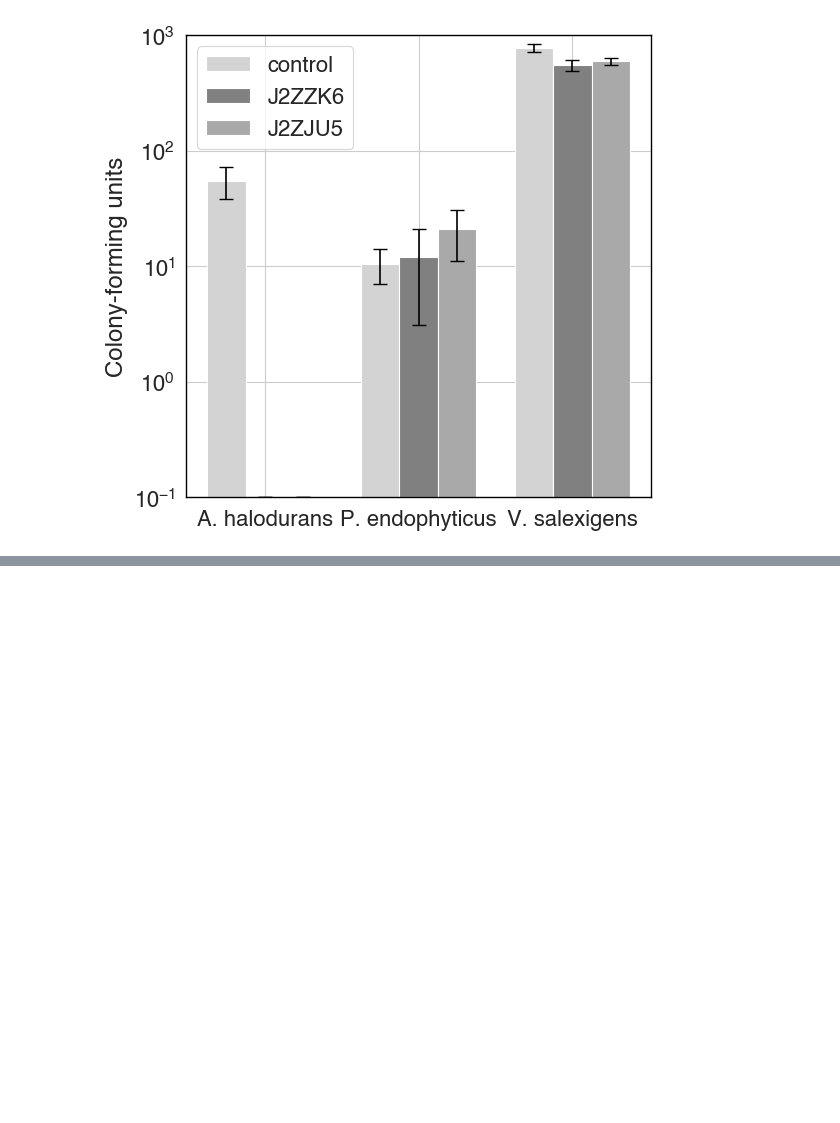
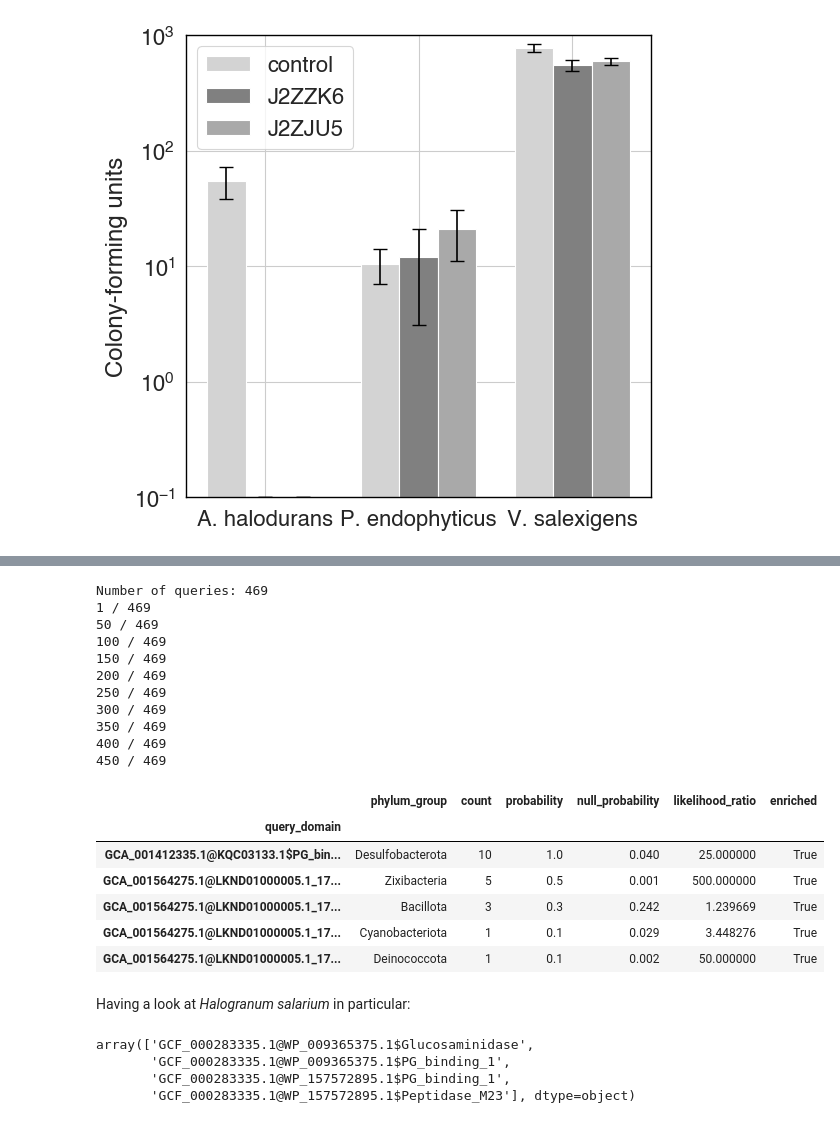
Before and after one commit to srom/archaea-vs-bacteria, a Jupyter notebook: notebook/figure3.ipynb, the cells around one changed output, grey strips where cells are left out. Drawn from its saved outputs; the diff is of its cells as text; code cells hidden in the pictures; blank space fills up the shorter version.

```diff
--- a/notebook/figure3.ipynb
+++ b/notebook/figure3.ipynb
@@ -189,0 +256,8 @@ f.savefig(figures_folder / 'figure3' / 'CFU.pdf', dpi=300, bbox_inches='tight',
+# %%
+domain_targets = target_hits[
+    (target_hits['target_domain'] == 'Bacteria') &
+    target_hits['target'].str.contains('@')
+][['query_domain', 'phylum_group', 'normalized_score']].sort_values(
+    ['query_domain', 'normalized_score'], ascending=[True, False]
+).set_index('query_domain')
+domain_targets.head()
@@ -189,0 +272,59 @@ f.savefig(figures_folder / 'figure3' / 'CFU.pdf', dpi=300, bbox_inches='tight',
+# %%
+query_domains = sorted(set(domain_targets.index))
+
+print(f'Number of queries: {len(query_domains)}')
+
+n = 10
+holder = []
+for i, query_domain in enumerate(query_domains):
+    if i == 0 or (i+1) % 50 == 0:
+        print(f'{i+1} / {len(query_domains)}')
+
+    query_df = domain_targets.loc[[query_domain]]
+    top_n = min(len(query_df), n)
+    top_df = query_df.iloc[:top_n]
+
+    df = top_df[['phylum_group', 'normalized_score']].groupby('phylum_group').count().rename(columns={
+        'normalized_score': 'count'
+    })
+    df['probability'] = (df['count'] / top_n).round(3)
+    df['null_probability'] = [null_probability_per_phylum[p] for p in df.index]
+    df['likelihood_ratio'] = df['probability'] / df['null_probability']
+    df['enriched'] = df['likelihood_ratio'] > 1
+    df = df.replace([np.inf, -np.inf], np.nan)
+    df = df[df['likelihood_ratio'].notnull()].copy()
+    df = df.sort_values(['enriched', 'probability'], ascending=False)
+    df['query_domain'] = query_domain
+    holder.append(df.reset_index())
+
+probs_df = pd.concat(holder, ignore_index=True).set_index('query_domain', drop=True)
+probs_df.head()
+# %% [output]
+Number of queries: 469
+1 / 469
+50 / 469
+100 / 469
+150 / 469
+200 / 469
+250 / 469
+300 / 469
+350 / 469
+400 / 469
+450 / 469
+|  | phylum_group | count | probability | null_probability | likelihood_ratio | enriched |
+| query_domain |  |  |  |  |  |  |
+| GCA_001412335.1@KQC03133.1$PG_bin... | Desulfobacterota | 10 | 1.0 | 0.040 | 25.000000 | True |
+| GCA_001564275.1@LKND01000005.1_17... | Zixibacteria | 5 | 0.5 | 0.001 | 500.000000 | True |
+| GCA_001564275.1@LKND01000005.1_17... | Bacillota | 3 | 0.3 | 0.242 | 1.239669 | True |
+| GCA_001564275.1@LKND01000005.1_17... | Cyanobacteriota | 1 | 0.1 | 0.029 | 3.448276 | True |
+| GCA_001564275.1@LKND01000005.1_17... | Deinococcota | 1 | 0.1 | 0.002 | 50.000000 | True |
+# %% [markdown]
+Having a look at _Halogranum salarium_ in particular:
+# %%
+h_salarium_accession = 'GCF_000283335.1'
+target_hits[target_hits['query_accession'] == h_salarium_accession]['query_domain'].unique()
+# %% [output]
+array(['GCF_000283335.1@WP_009365375.1$Glucosaminidase',
+       'GCF_000283335.1@WP_009365375.1$PG_binding_1',
+       'GCF_000283335.1@WP_157572895.1$PG_binding_1',
+       'GCF_000283335.1@WP_157572895.1$Peptidase_M23'], dtype=object)
```
Also changed, not shown: parts of 20 cells of this notebook, 5 other files.
